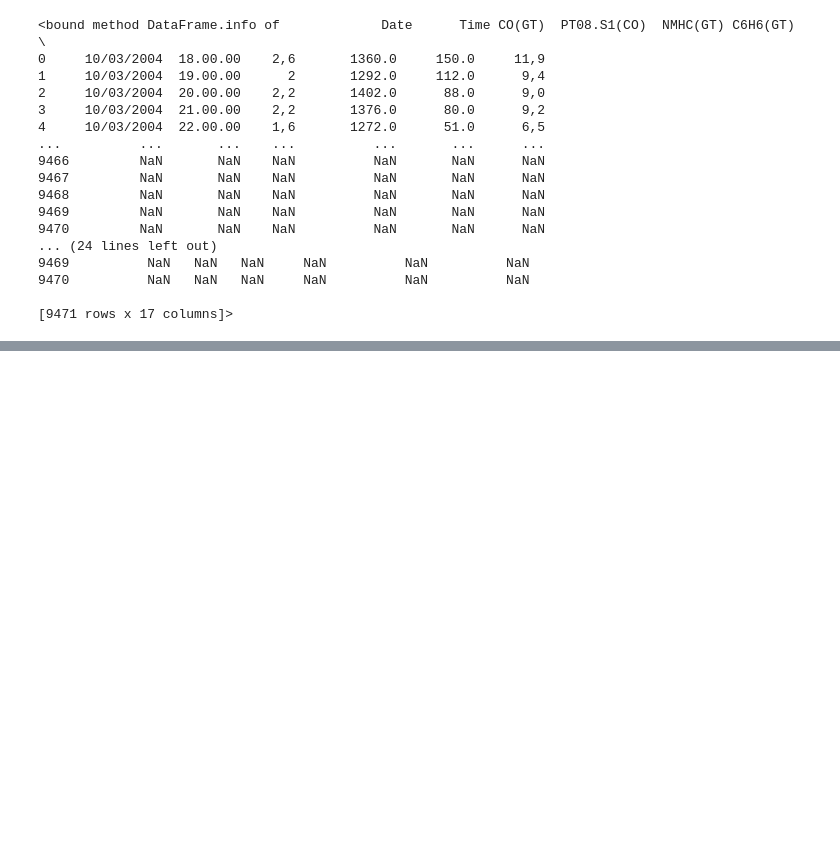
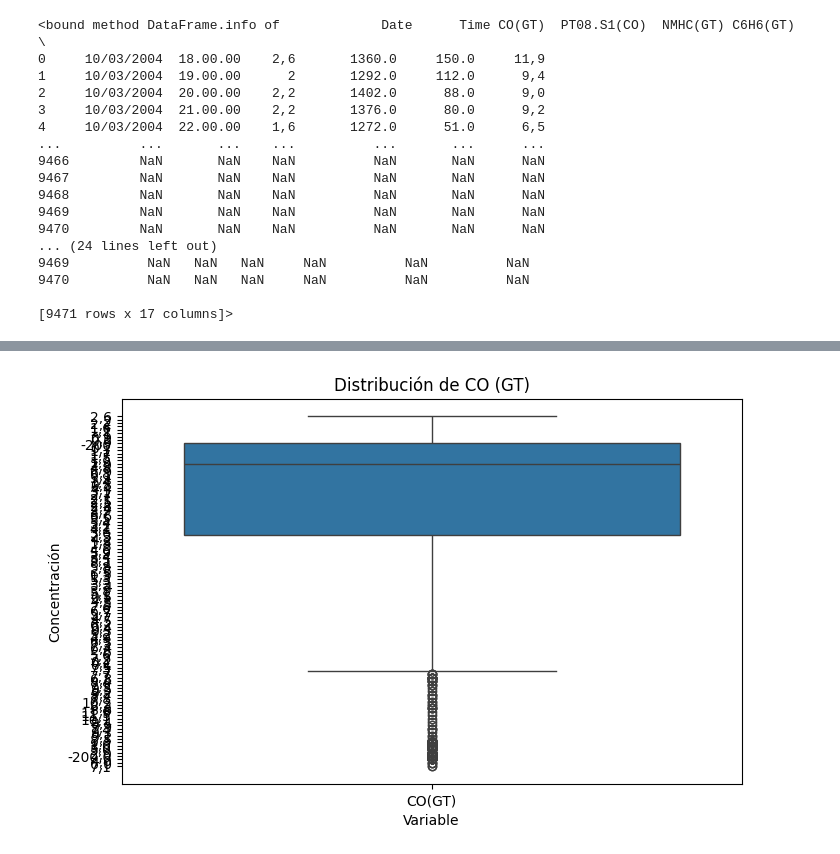
Before and after one commit to Flor-Si/Trabajo-Final-Ing-2025, a Jupyter notebook: trabajo_final_calidad_del_aire.ipynb, the cells around one changed output, grey strips where cells are left out. Saved outputs shown, nothing was run; the diff lists cells and outputs as text; code cells hidden in the pictures; blank space fills up the shorter version.

```diff
--- a/trabajo_final_calidad_del_aire.ipynb
+++ b/trabajo_final_calidad_del_aire.ipynb
@@ -123,0 +162,11 @@ calidad_air.describe()
+# %%
+boxplot_calidad_aire = calidad_air.melt(id_vars='Date', value_vars=['CO(GT)'])
+# %%
+plt.figure(figsize=(8, 5))
+sns.boxplot(data=boxplot_calidad_aire, x='variable', y='value')
+plt.title('Distribución de CO (GT)')
+plt.ylabel('Concentración')
+plt.xlabel('Variable')
+plt.show()
+# %% [output]
+[figure, added]
```
Also changed, not shown: parts of 7 cells of this notebook.
